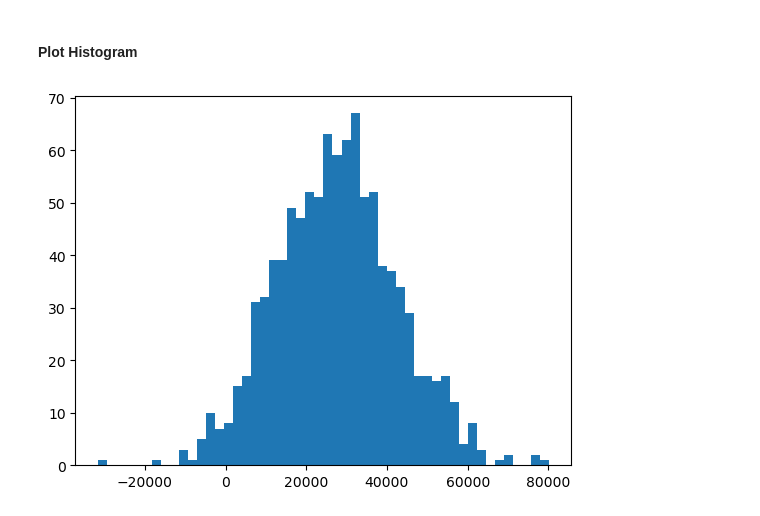
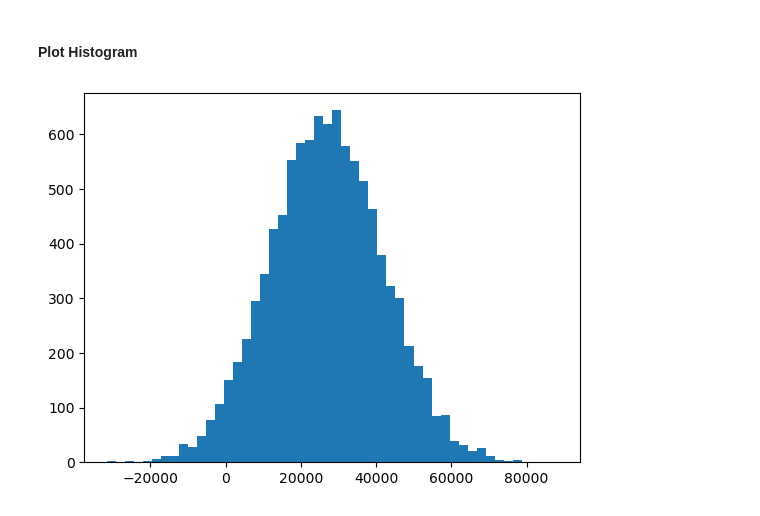
Before and after one commit to f-ssemwanga/ml_datascience_generative_AI, a Jupyter notebook: matplotLibBasics.ipynb, the cells around one changed output. Drawn from its saved outputs; the diff is of its cells as text; code cells hidden in the pictures.

```diff
--- a/matplotLibBasics.ipynb
+++ b/matplotLibBasics.ipynb
@@ -174,8 +174,8 @@ plt.show()
 # %% [markdown]
 #### Plot Histogram
 # %%
-incomes = random.normal(27000, 15000, 1000)
+incomes = random.normal(27000, 15000, 10000) # centred on 27000, normal distribution of 15000 centred around 1000
 plt.hist(incomes, 50)
 plt.show()
 # %% [output]
-[figure, old version]
+[figure, new version]
```
Also changed, not shown: parts of 2 cells of this notebook.
